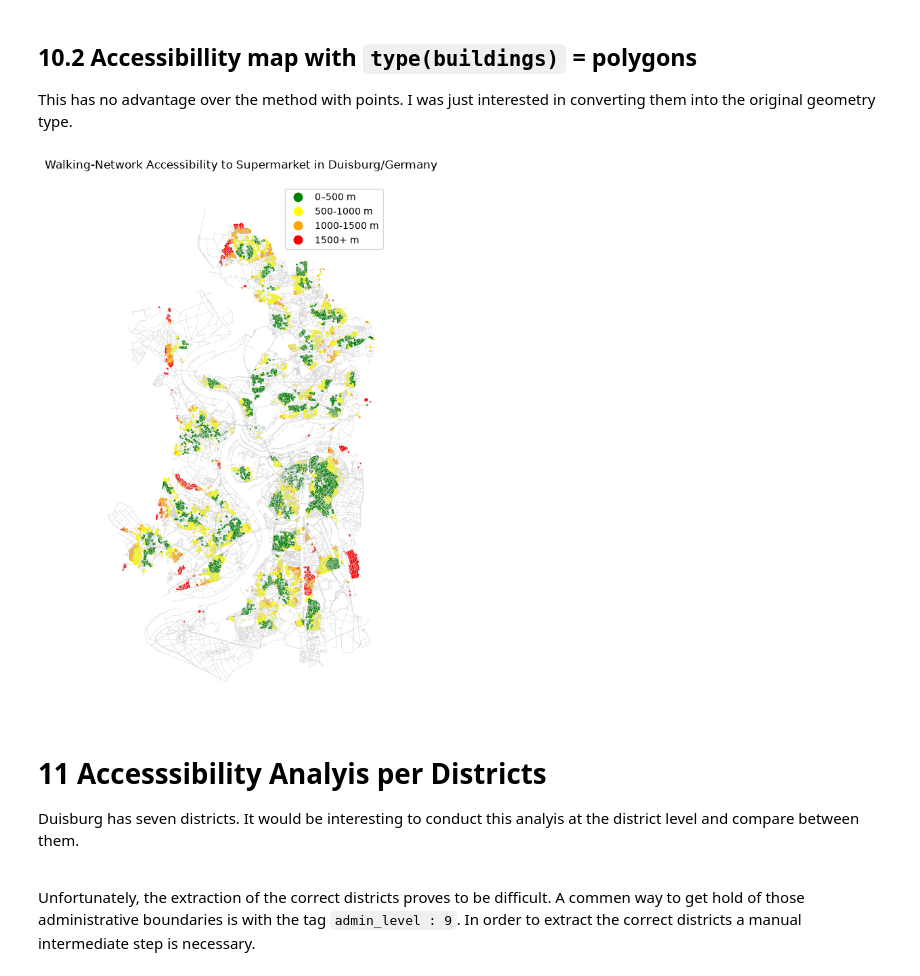
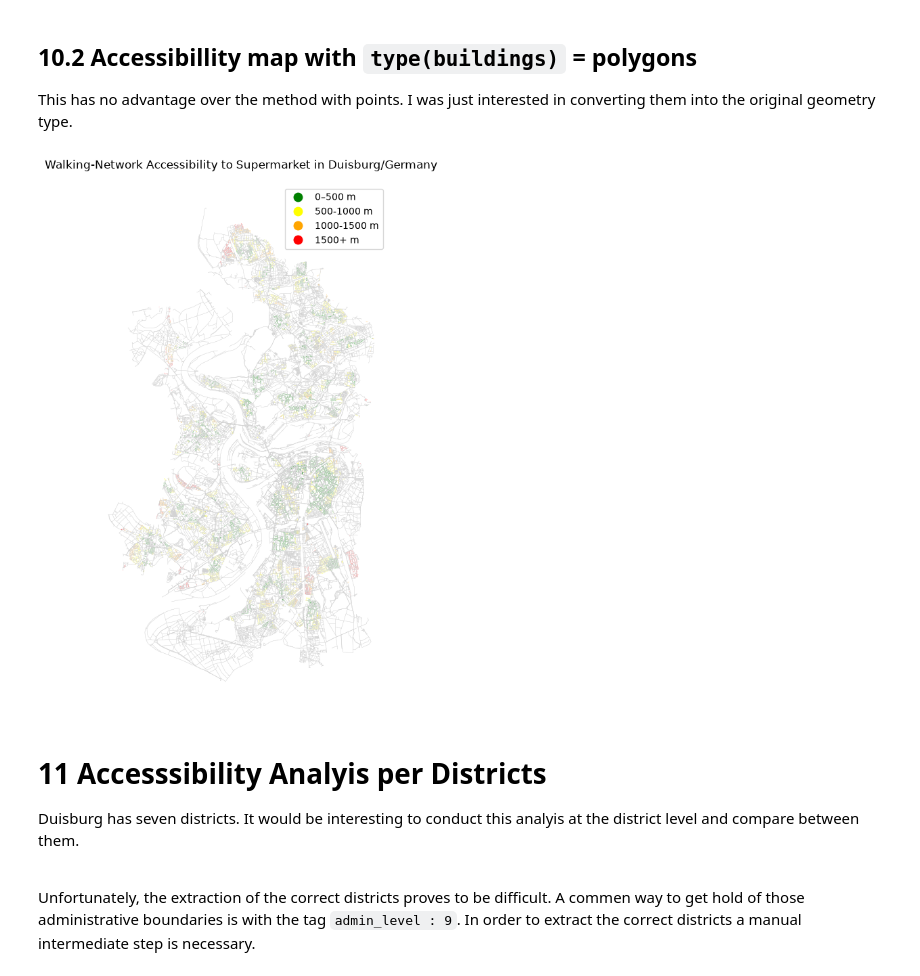
Before and after one commit to derHarrer/Network-Accessability-Anaysis-to-Supermarkets, a Jupyter notebook: Spatial_Network_Analyis_Duisburg_Final.ipynb, the cells around one changed output. Drawn from its saved outputs; the diff is of its cells as text; code cells hidden in the pictures.

```diff
--- a/Spatial_Network_Analyis_Duisburg_Final.ipynb
+++ b/Spatial_Network_Analyis_Duisburg_Final.ipynb
@@ -402,33 +402,33 @@ This has no advantage over the method with points. I was just interested in conv
 # %%
 building_duisburg_endproduct = building_duisburg_point_clean.copy()
 building_duisburg_endproduct["geometry"] = building_duisburg.geometry.to_crs(nodes.crs)
 
 
 fig, ax = plt.subplots(figsize = (10,10))
 
 # Network in the backround
 edges.plot(
     ax=ax,
     linewidth=0.2,
     color = "lightgray"
 )
 
 # Buildings as geometry = points
-building_duisburg_point_clean.plot(
+building_duisburg_endproduct.plot(
     ax = ax,
     column = "dist_to_supermarket_cut",
     cmap= cmap,
     markersize = 0.5,
     legend = True
 )
 
 ax.set_title("Walking-Network Accessibility to Supermarket in Duisburg/Germany")
 ax.set_axis_off()
 
 output_path = OUTPUT / "duisburg_buildings_and_supermarkets1000_nearest_distance_GPOLYGON.png"
 plt.savefig(output_path, dpi = 1000, bbox_inches = "tight")
 # %% [output]
-[figure, old version]
+[figure, new version]
 # %% [markdown]
 # 11 Accesssibility Analyis per Districts
 
```
